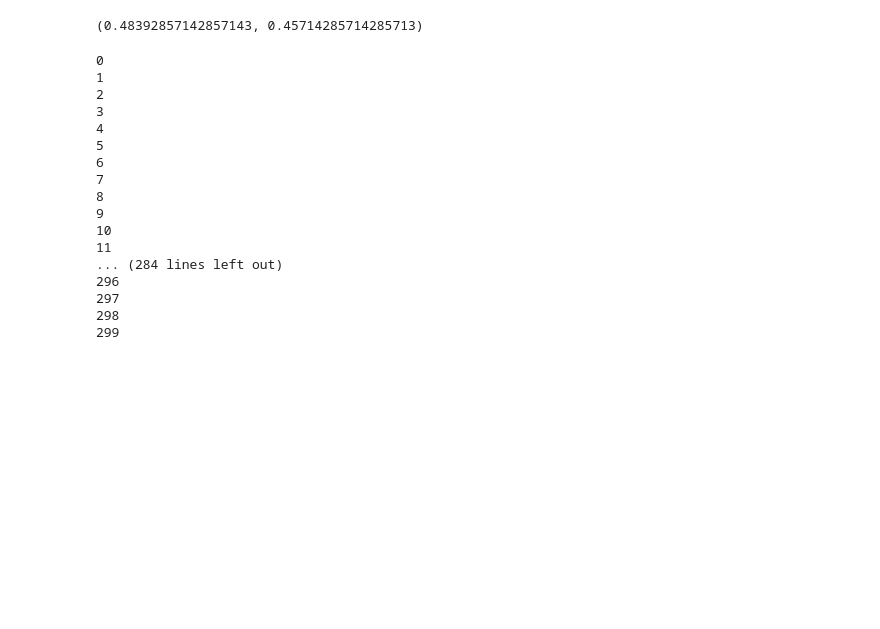
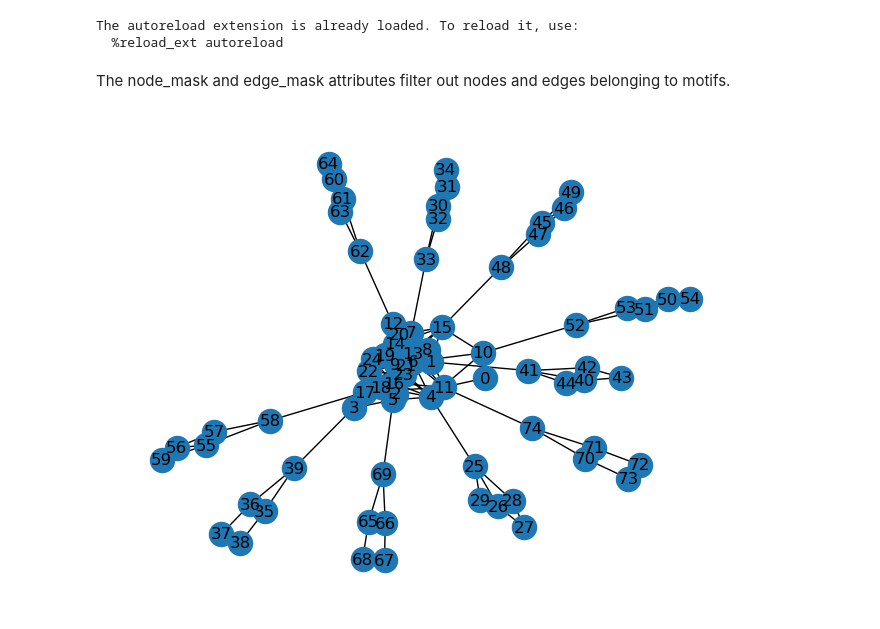
Before and after one commit to RyanHUNGry/Interpreting-Graph-Transformers-for-Long-Range-Interactions, a Jupyter notebook: run.ipynb, the cells around one changed output. Cells and saved outputs as stored; diff of their text form; code cells hidden in the pictures; blank space fills up the shorter version.

```diff
--- a/run.ipynb
+++ b/run.ipynb
@@ -17,2 +0,0 @@ from torch_geometric.explain import Explainer, GNNExplainer, ModelConfig
-# %%
-data, num_classes = loader.load_clean_bashapes()
@@ -40,37 +1,23 @@ gps.train(model, data)
-# %%
-gps.test(model, data)
-# %% [output]
-(0.48392857142857143, 0.45714285714285713)
-# %%
-gnn_explainer = Explainer(
-        model=model,
-        algorithm=GNNExplainer(epochs=300),
-        explanation_type='model',
-        node_mask_type='attributes',
-        edge_mask_type='object',
-        model_config=ModelConfig(
-            mode='multiclass_classification',
-            task_level='node',
-            return_type='raw',
-        )
-    )
-
-explanation = gnn_explainer(data.x, data.edge_index, index=3, laplacian_eigenvector_pe=data.laplacian_eigenvector_pe)
-# %% [output]
-0
-1
-2
-3
-4
-5
-6
-7
-8
-9
-10
-11
-... (284 lines left out)
-296
-297
-298
-299
+# %%
+%load_ext autoreload
+%autoreload 2
+
+from src.models.gps import GPS
+from src.models.gcn import GCN
+from src.models.explainer.explainer_pipeline import ExplainerPipeline
+from src.models.explainer.gnn_explainer import GNNExplainer
+from src.data import loader
+
+import networkx as nx
+
+from torch_geometric.explain import ModelConfig
+# %% [output]
+The autoreload extension is already loaded. To reload it, use:
+  %reload_ext autoreload
+# %% [markdown]
+The node_mask and edge_mask attributes filter out nodes and edges belonging to motifs.
+# %%
+data, num_classes, data_networkx = loader.load_clean_bashapes(num_nodes=25, num_edges=5, num_motifs=10, laplacian_eigenvector_dimensions=2)
+nx.draw(data_networkx, with_labels=True)
+# %% [output]
+[figure, added]
```
Also changed, not shown: parts of 9 cells of this notebook, 9 other files.
